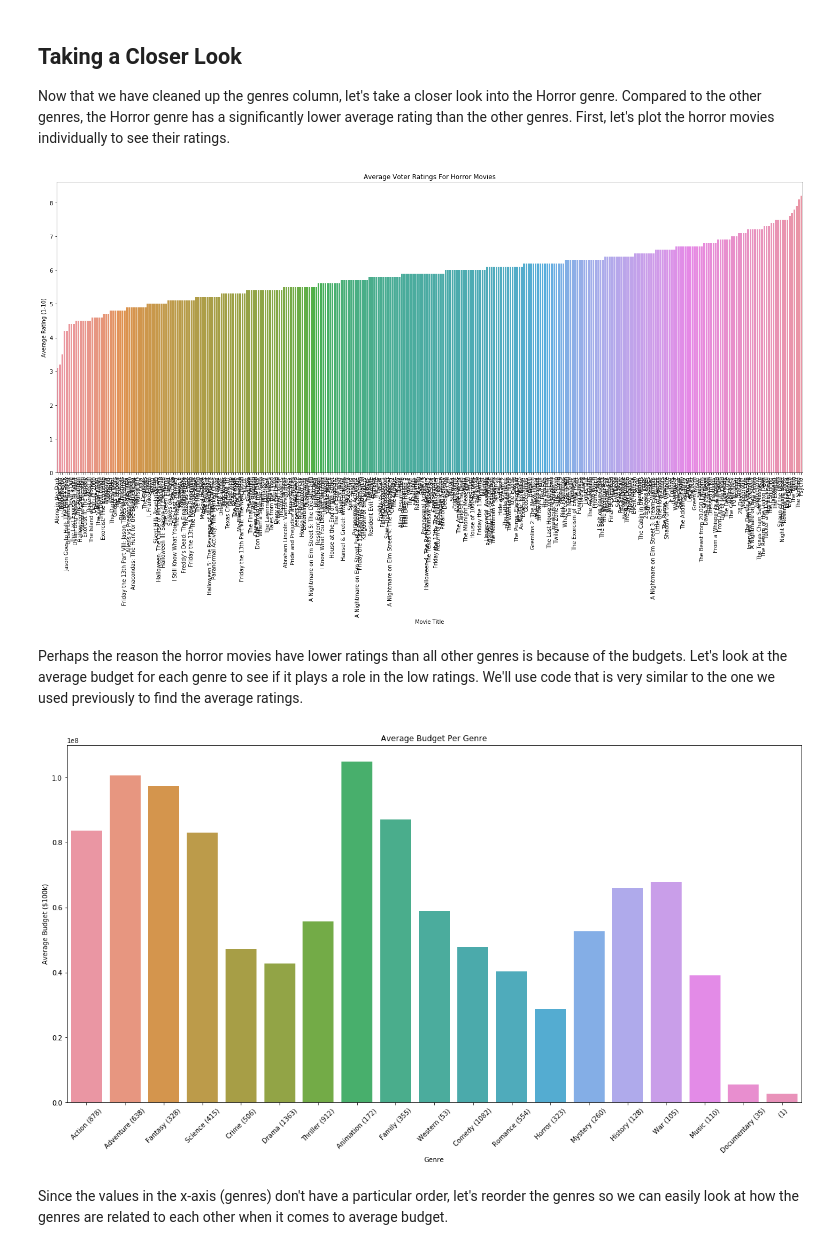
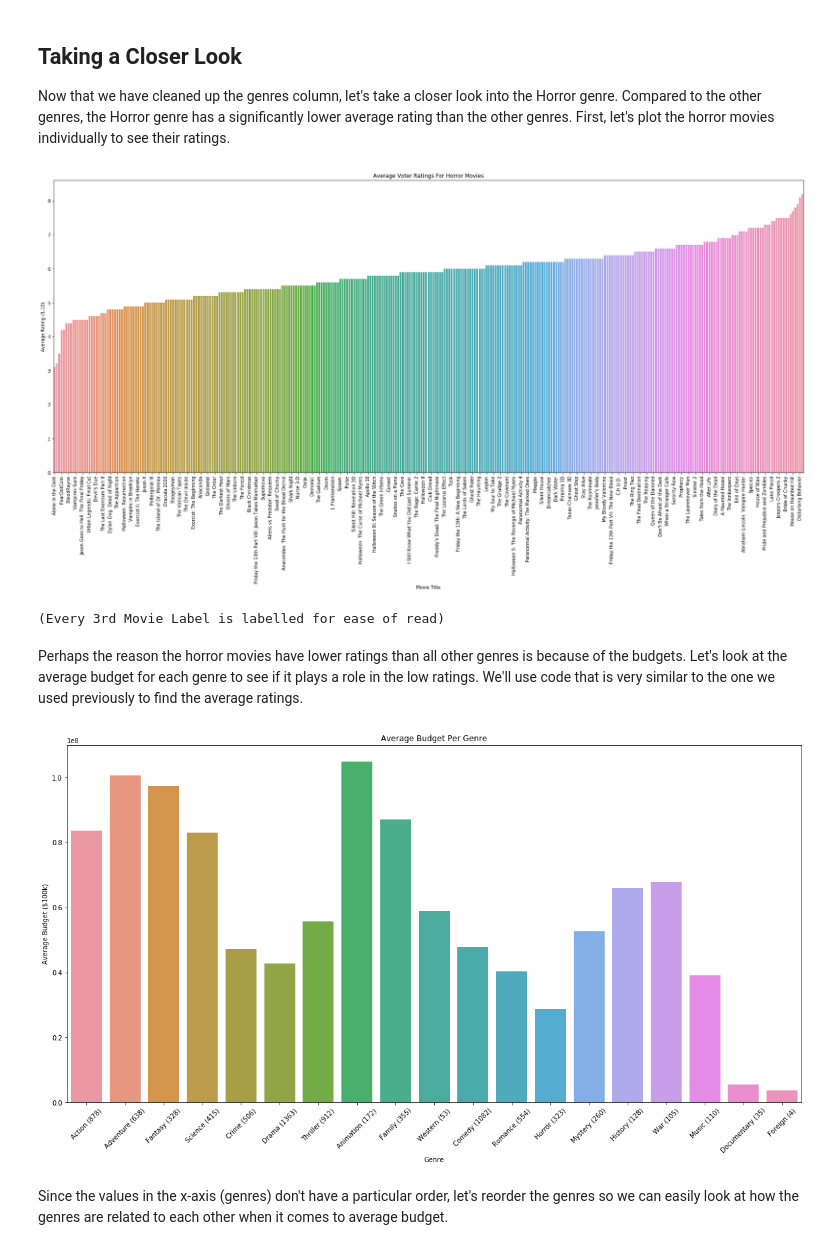
Before and after one commit to atulbharati/kevinh415.github.io, a Jupyter notebook: Movie.ipynb, the cells around one changed output. Saved outputs shown, nothing was run; the diff lists cells and outputs as text; code cells hidden in the pictures.

```diff
--- a/Movie.ipynb
+++ b/Movie.ipynb
@@ -226,7 +226,6 @@ movies.head()
 | 4 | John Carter | Action Adventure Science | 2.809401e+08 | 3.070234e+08 | 132.0 | 43.926995 | 6.1 | 2124 | 2012 | ... |
 # %%
 # Get all the possible genres from the dataset
-
 # the keys of the genres dict will have the genre names and the values will be the sum of the average ratings for that
 # particular genre
 genres = {}
@@ -236,14 +235,12 @@ average_counter = {}
 for index, row in movies.iterrows():
     list_of_genres = re.split(" ", row['genres'])
     for item in list_of_genres:
-        if item not in genres:
-            # Exclude the foreign genre because there is only one movie with the foreign genre with a rating of 6.9
-            if item != "Foreign":
-                # Initialize the keys as 0/1 first
-                genres[item] = 0
-                genres[item] += row['vote_average']
-                average_counter[item] = 1
-        else:
+        if item not in genres and item != '':
+            # Initialize the keys as 0/1 first
+            genres[item] = 0
+            genres[item] += row['vote_average']
+            average_counter[item] = 1
+        elif item != '':
             genres[item] += row['vote_average']
             average_counter[item] += 1
 
@@ -336,22 +333,25 @@ Now that we have cleaned up the genres column, let's take a closer look into the
 # %%
 horror_title = []
 horror_rating = []
 for index, row in movies.iterrows():
     if 'Horror' in row['genres']:
         horror_title.append(row['title'])
         horror_rating.append(row['vote_average'])
 
 titles,ratings = sort_graph(horror_rating,horror_title)
 
-plt.figure(figsize=(25, 10))
+plt.figure(figsize=(30, 12))
 sns.barplot(titles, ratings)
 plt.title('Average Voter Ratings For Horror Movies')
 plt.xlabel('Movie Title')
 plt.ylabel('Average Rating (1-10)')
 plt.xticks(rotation=90)
+plt.xticks(np.arange(0,len(horror_title),3))
 plt.show()
+print("(Every 3rd Movie Label is labelled for ease of read)")
 # %% [output]
-[figure, old version]
+[figure, new version]
+(Every 3rd Movie Label is labelled for ease of read)
 # %% [markdown]
 Perhaps the reason the horror movies have lower ratings than all other genres is because of the budgets. Let's look at the average budget for each genre to see if it plays a role in the low ratings. We'll use code that is very similar to the one we used previously to find the average ratings.
 # %%
@@ -363,14 +363,12 @@ average_counter = {}
 for index, row in movies.iterrows():
     list_of_genres = re.split(" ", row['genres'])
     for item in list_of_genres:
-        if item not in genres:
-            # Since there is only one foreign movie (with a budget of $225,000), we will not include it in this graph
-            if "Foreign" != item:
-                # Initialize the keys as 0/1 first
-                genres[item] = 0
-                genres[item] += row['budget']
-                average_counter[item] = 1
-        else:
+        if item not in genres and item != '':
+            # Initialize the keys as 0/1 first
+            genres[item] = 0
+            genres[item] += row['budget']
+            average_counter[item] = 1
+        elif item != '':
             genres[item] += row['budget']
             average_counter[item] += 1
 
@@ -395,7 +393,7 @@ plt.ylabel('Average Budget ($100k)')
 plt.xticks(rotation=45)
 plt.show()
 # %% [output]
-[figure, old version]
+[figure, new version]
 # %% [markdown]
 Since the values in the x-axis (genres) don't have a particular order, let's reorder the genres so we can easily look at how the genres are related to each other when it comes to average budget.
 # %%
```
Also changed, not shown: parts of 5 cells of this notebook.
